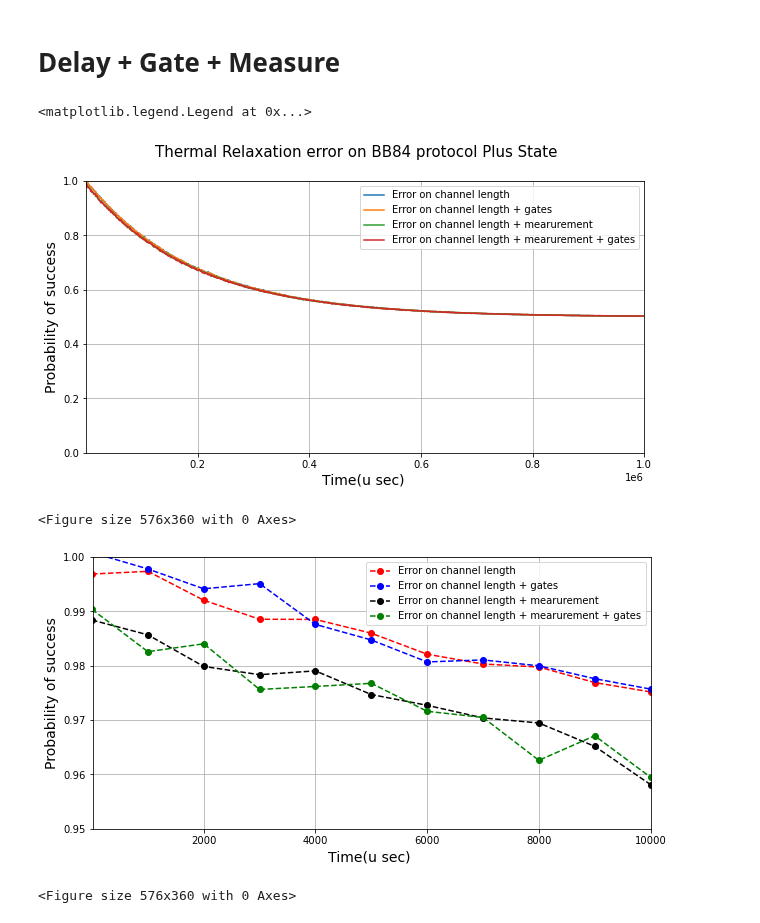
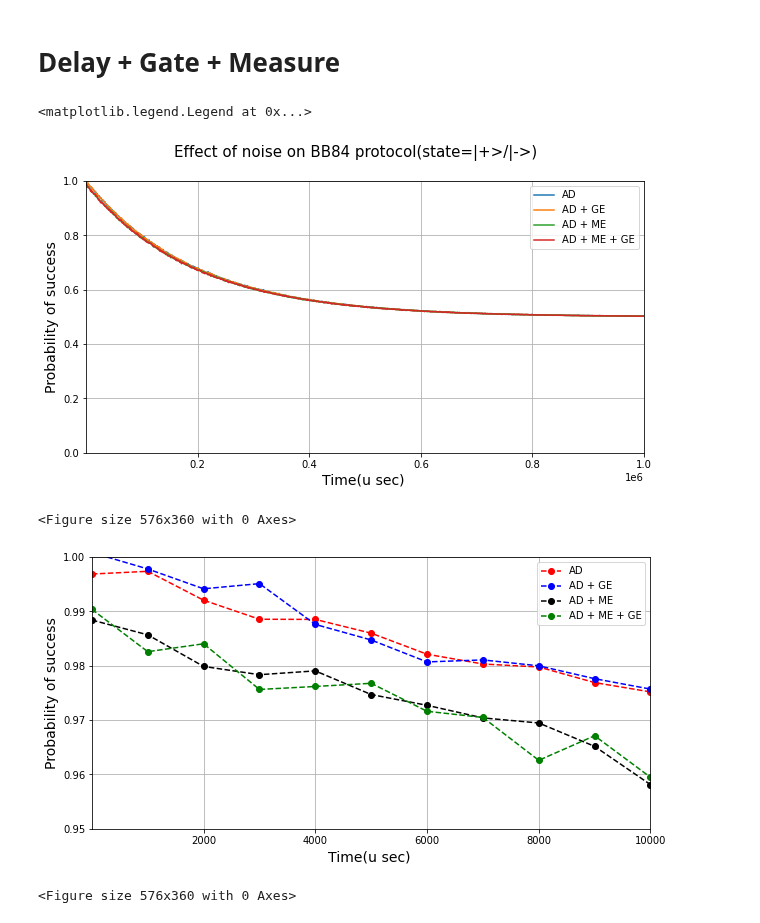
Before and after one commit to bishwajitprasadgond/Amplitude-damping-error-on-Quantum-Key-Distribution-Protocols-Effect-and-A-Probable-Bypass, a Jupyter notebook: BB84/BB84 Graph for + and -.ipynb, the cells around one changed output. Saved outputs shown, nothing was run; the diff lists cells and outputs as text; code cells hidden in the pictures.

```diff
--- a/BB84/BB84 Graph for + and -.ipynb
+++ b/BB84/BB84 Graph for + and -.ipynb
@@ -43,40 +43,40 @@ delay = np.arange(0,1001000,1000)
 # %%
 %config InlineBackend.print_figure_kwargs={'facecolor' : "w"}
 import matplotlib.pyplot as plt
 from matplotlib.ticker import (AutoMinorLocator, MultipleLocator)
 fig, ax = plt.subplots(figsize=(10, 5))
-fig.suptitle('Thermal Relaxation error on BB84 protocol Plus State',fontsize=15)
+fig.suptitle('Effect of noise on BB84 protocol(state=|+>/|->)',fontsize=15)
 ax.set_xlim(10, 1000000)
 ax.set_ylim(0,1)
 plt.ylabel('Probability of success',fontsize=14)
 plt.xlabel('Time(u sec) ',fontsize=14)
 plt.grid()
 fig = plt.figure(figsize=(8,5))
-ax.plot(delay,avg1,label = "Error on channel length")
-ax.plot(delay,avg3,label = "Error on channel length + gates")
-ax.plot(delay,avg2,label = "Error on channel length + mearurement")
-ax.plot(delay,avg4,label = "Error on channel length + mearurement + gates")
+ax.plot(delay,avg1,label = "AD")
+ax.plot(delay,avg3,label = "AD + GE")
+ax.plot(delay,avg2,label = "AD + ME")
+ax.plot(delay,avg4,label = "AD + ME + GE")
 ax.legend()
 
 %config InlineBackend.print_figure_kwargs={'facecolor' : "w"}
 import matplotlib.pyplot as plt
 from matplotlib.ticker import (AutoMinorLocator, MultipleLocator)
 fig, ax = plt.subplots(figsize=(10, 5))
 #fig.suptitle('Thermal Relaxation error on BB84 protocol',fontsize=15)
 ax.set_xlim(10, 10000)
 ax.set_ylim(0.95,1)
 plt.ylabel('Probability of success',fontsize=14)
 plt.xlabel('Time(u sec) ',fontsize=14)
 plt.grid()
 fig = plt.figure(figsize=(8,5))
-ax.plot(delay,avg1,'ro--',label = "Error on channel length")
-ax.plot(delay,avg3,'bo--',label = "Error on channel length + gates")
-ax.plot(delay,avg2,'ko--',label = "Error on channel length + mearurement")
-ax.plot(delay,avg4,'go--',label = "Error on channel length + mearurement + gates")
+ax.plot(delay,avg1,'ro--',label = "AD")
+ax.plot(delay,avg3,'bo--',label = "AD + GE")
+ax.plot(delay,avg2,'ko--',label = "AD + ME")
+ax.plot(delay,avg4,'go--',label = "AD + ME + GE")
 ax.legend()
 # %% [output]
 <matplotlib.legend.Legend at 0x...>
-[figure, old version]
+[figure, new version]
 <Figure size 576x360 with 0 Axes>
-[figure, old version]
+[figure, new version]
 <Figure size 576x360 with 0 Axes>
```
Also changed, not shown: 4 other files.
